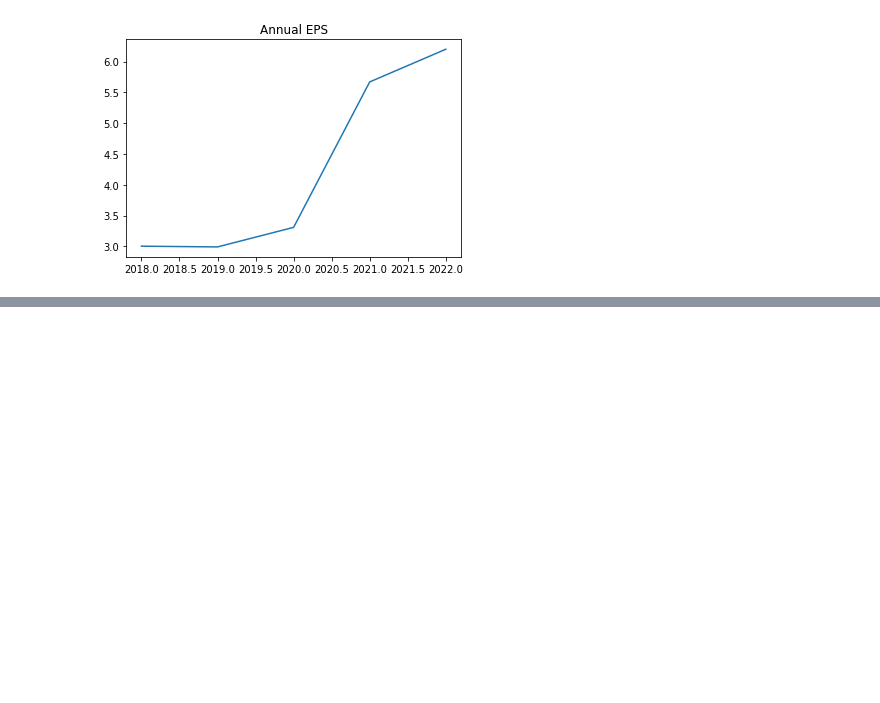
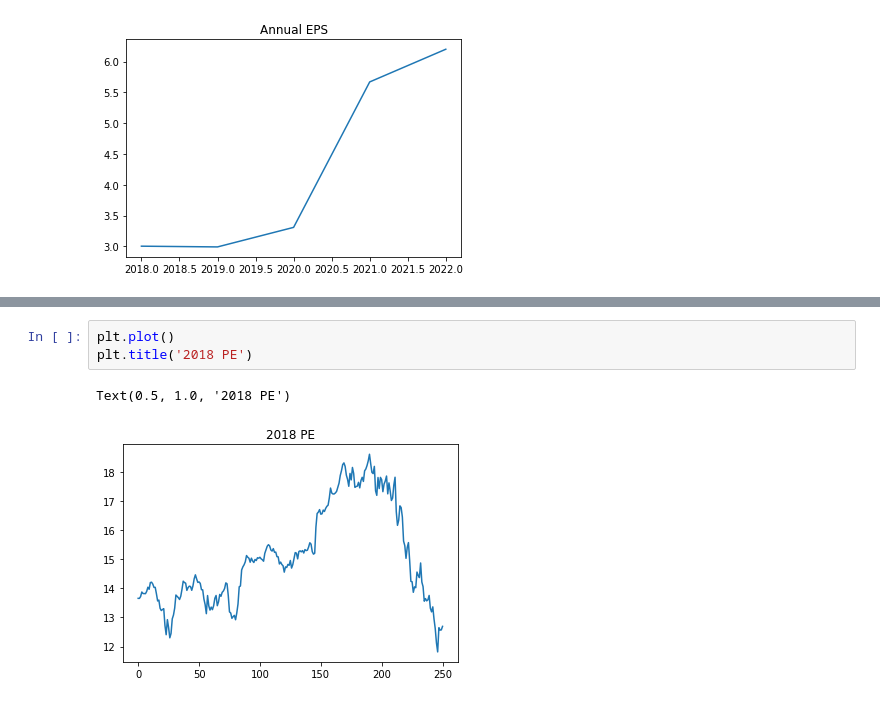
Before and after one commit to jeffreyzhr/Financial_Data_classifier, a Jupyter notebook: datagathering.ipynb, the cells around one changed output, grey strips where cells are left out. Drawn from its saved outputs; the diff is of its cells as text; blank space fills up the shorter version.

```diff
--- a/Data/datagathering.ipynb
+++ b/datagathering.ipynb
@@ -101,0 +100,6 @@ NameError: name 'Timestamp' is not defined
+# %%
+plt.plot()
+plt.title('2018 PE')
+# %% [output]
+Text(0.5, 1.0, '2018 PE')
+[figure, added]
```
Also changed, not shown: parts of 3 cells of this notebook, 4 other files.
